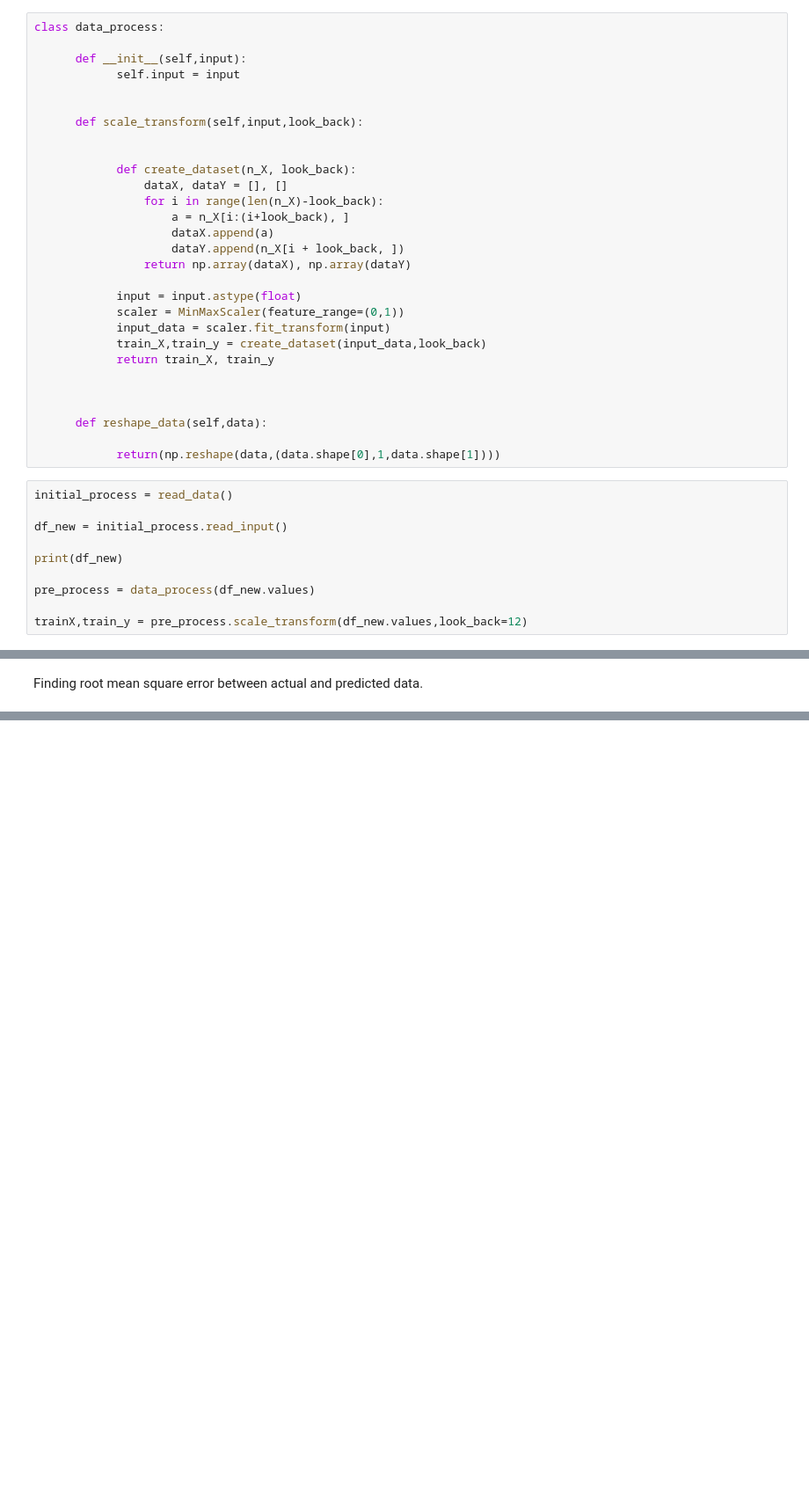
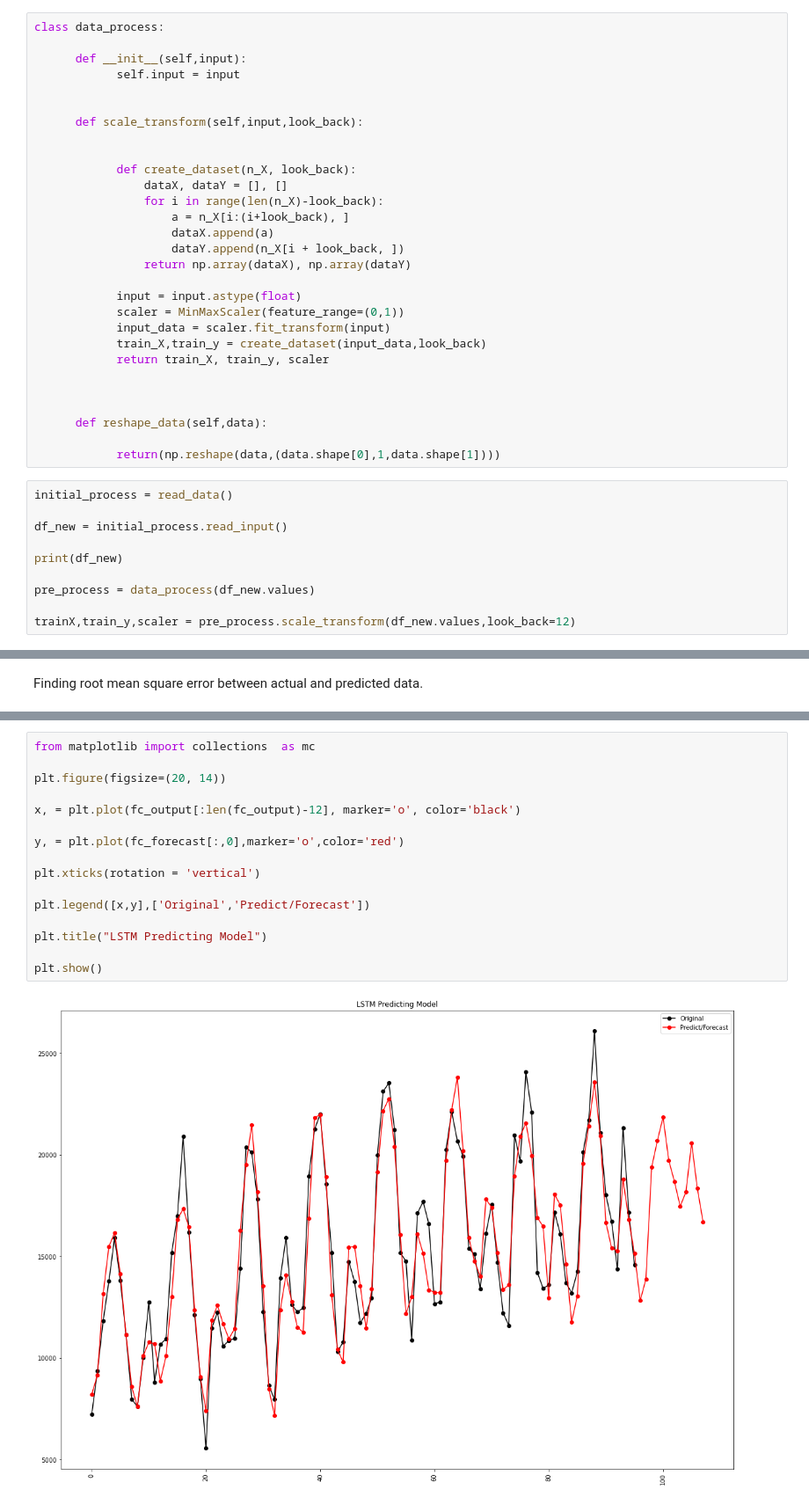
Before and after one commit to pnandhini11/TimeSeries, a Jupyter notebook: LSTM_Forecasting.ipynb, the cells around one changed output, grey strips where cells are left out. Shown: that part at 88% size. Cells and saved outputs as stored; diff of their text form; blank space fills up the shorter version.

Commit message:
Updated with Forecast

```diff
--- a/LSTM_Forecasting.ipynb
+++ b/LSTM_Forecasting.ipynb
@@ -73,7 +73,7 @@ class data_process:
             scaler = MinMaxScaler(feature_range=(0,1))
             input_data = scaler.fit_transform(input)
             train_X,train_y = create_dataset(input_data,look_back)
-            return train_X, train_y
+            return train_X, train_y, scaler
 
 
 
@@ -89,7 +89,7 @@ print(df_new)
 
 pre_process = data_process(df_new.values)
 
-trainX,train_y = pre_process.scale_transform(df_new.values,look_back=12)
+trainX,train_y,scaler = pre_process.scale_transform(df_new.values,look_back=12)
 # %% [output]
 [figure]
             Sales
@@ -185,0 +208,18 @@ plt.show()
+# %%
+from matplotlib import collections  as mc
+
+plt.figure(figsize=(20, 14))
+
+x, = plt.plot(fc_output[:len(fc_output)-12], marker='o', color='black')
+
+y, = plt.plot(fc_forecast[:,0],marker='o',color='red')
+
+plt.xticks(rotation = 'vertical')
+
+plt.legend([x,y],['Original','Predict/Forecast'])
+
+plt.title("LSTM Predicting Model")
+
+plt.show()
+# %% [output]
+[figure, added]
```
Also changed, not shown: parts of 7 cells of this notebook.
